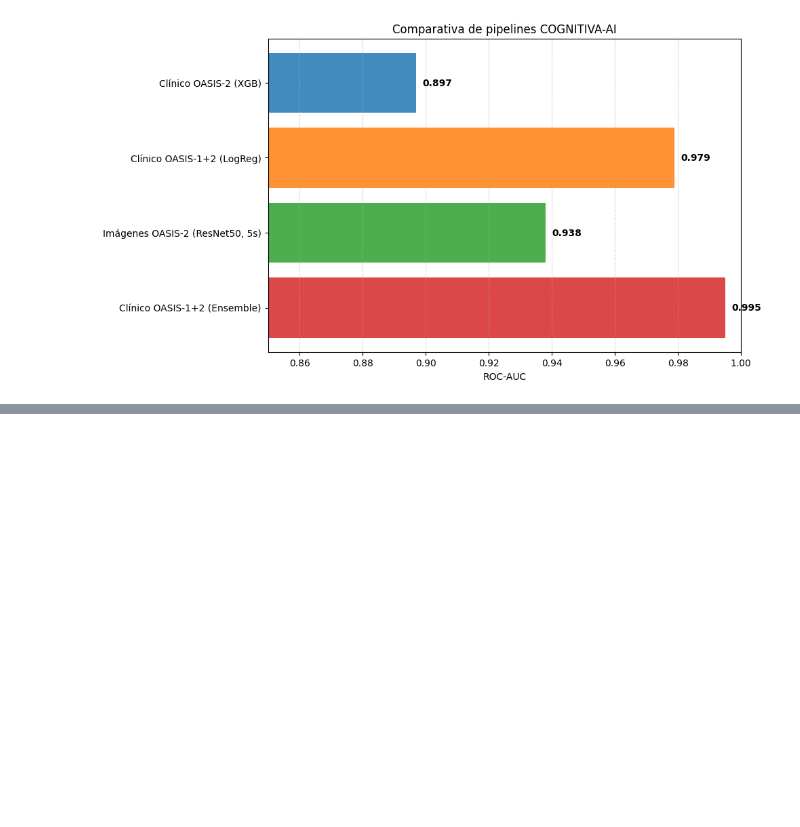
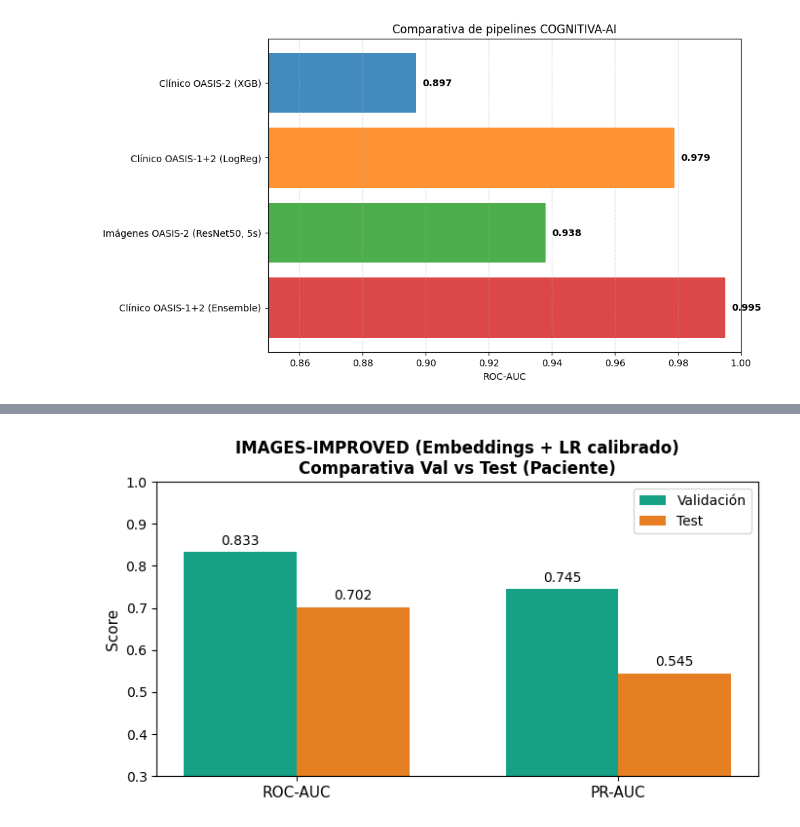
Before and after one commit to fran-eliot/cognitiva-ai, a Jupyter notebook: grafico.ipynb, the cells around one changed output, grey strips where cells are left out. Cells and saved outputs as stored; diff of their text form; code cells hidden in the pictures; blank space fills up the shorter version.

```diff
--- a/grafico.ipynb
+++ b/grafico.ipynb
@@ -28,0 +138,39 @@ plt.show()
+# %%
+import matplotlib.pyplot as plt
+import numpy as np
+import os
+
+os.makedirs("graficos", exist_ok=True)
+
+# Métricas paciente-nivel (IMAGES-IMPROVED, embeddings + LR calibrado)
+auc_val,  auc_test  = 0.833, 0.702
+prauc_val, prauc_test = 0.745, 0.545
+
+metrics = ["ROC-AUC", "PR-AUC"]
+val_scores  = [auc_val,  prauc_val]
+test_scores = [auc_test, prauc_test]
+
+x = np.arange(len(metrics))
+width = 0.35
+
+plt.figure(figsize=(7, 4))
+bars1 = plt.bar(x - width/2, val_scores,  width, label="Validación", color="#16a085")
+bars2 = plt.bar(x + width/2, test_scores, width, label="Test",       color="#e67e22")
+
+plt.xticks(x, metrics, fontsize=11)
+plt.ylabel("Score", fontsize=11)
+plt.ylim(0.3, 1.0)
+plt.title("IMAGES-IMPROVED (Embeddings + LR calibrado)\nComparativa Val vs Test (Paciente)", fontsize=12, weight="bold")
+plt.legend()
+
+for bars in (bars1, bars2):
+    for b in bars:
+        h = b.get_height()
+        plt.text(b.get_x() + b.get_width()/2, h + 0.01, f"{h:.3f}",
+                 ha="center", va="bottom", fontsize=10)
+
+plt.tight_layout()
+plt.savefig("graficos/comparativa_images_improved_auc_prauc.png", dpi=150)
+plt.show()
+# %% [output]
+[figure, added]
```
Also changed, not shown: parts of 3 cells of this notebook, 6 other files.
